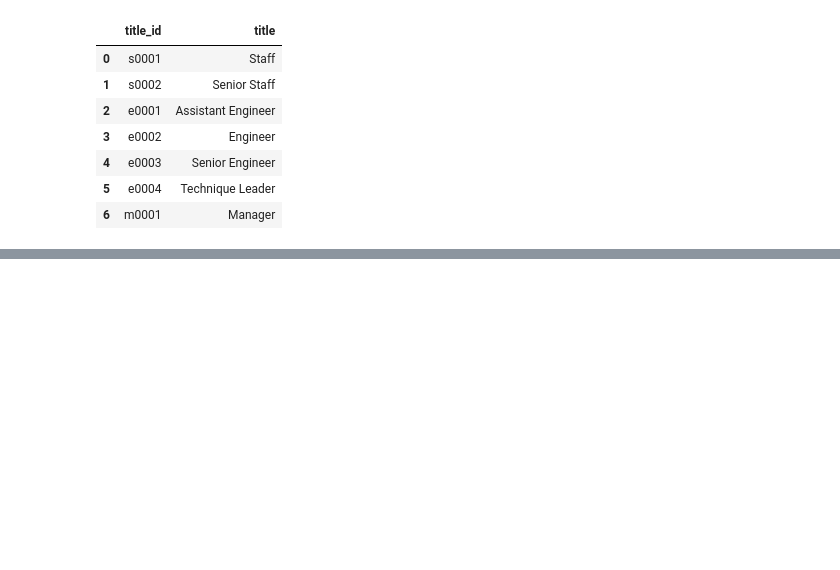
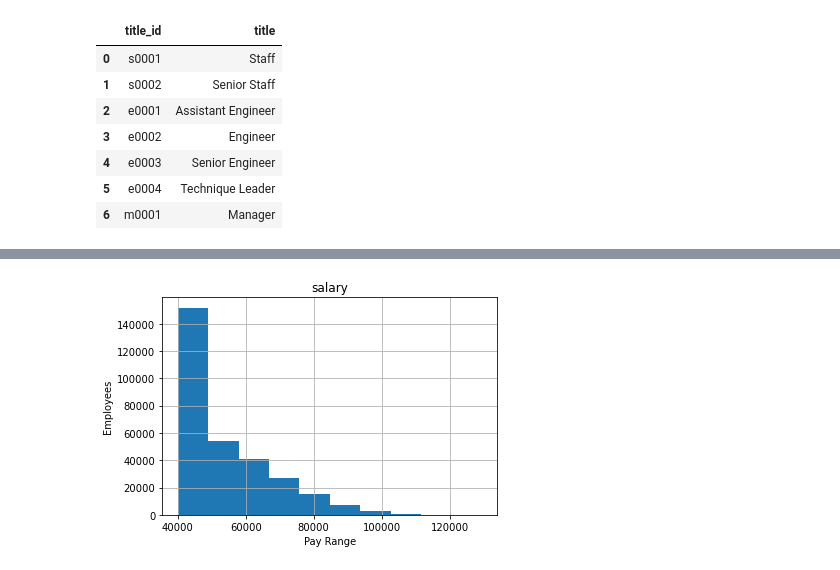
Before and after one commit to Bjohnson08021/sql-challenge, a Jupyter notebook: EmployeeSQL/Why so spurious.ipynb, the cells around one changed output, grey strips where cells are left out. Drawn from its saved outputs; the diff is of its cells as text; code cells hidden in the pictures; blank space fills up the shorter version.

```diff
--- a/EmployeeSQL/Why so spurious.ipynb
+++ b/EmployeeSQL/Why so spurious.ipynb
@@ -72,0 +93,8 @@ titles
+# %%
+
+pay.hist(column = 'salary')
+plt.xlabel("Pay Range")
+plt.ylabel("Employees")
+plt.savefig("../Images/Salary.png")
+# %% [output]
+[figure, added]
```
Also changed, not shown: parts of 10 cells of this notebook, 20 other files.
